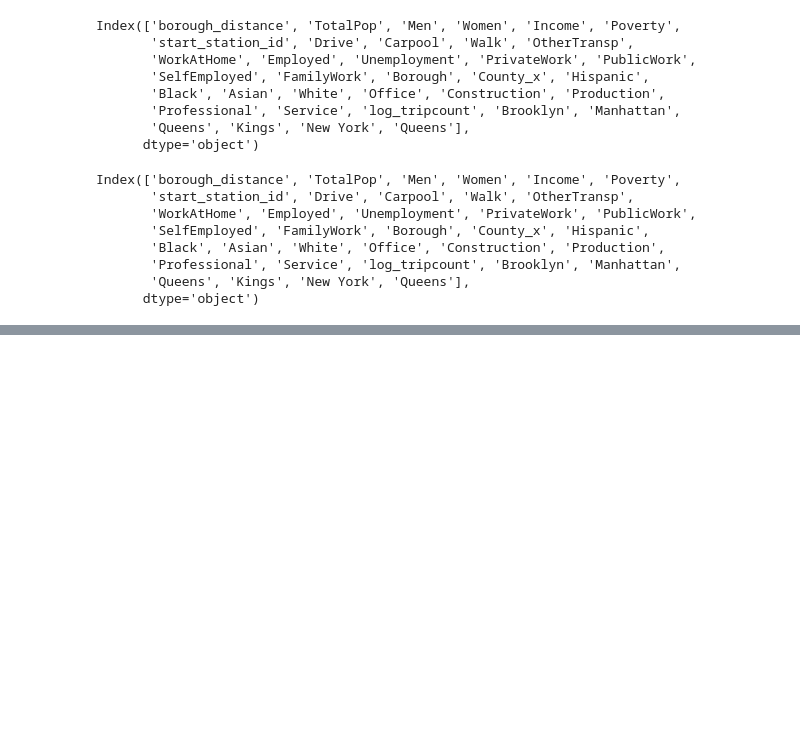
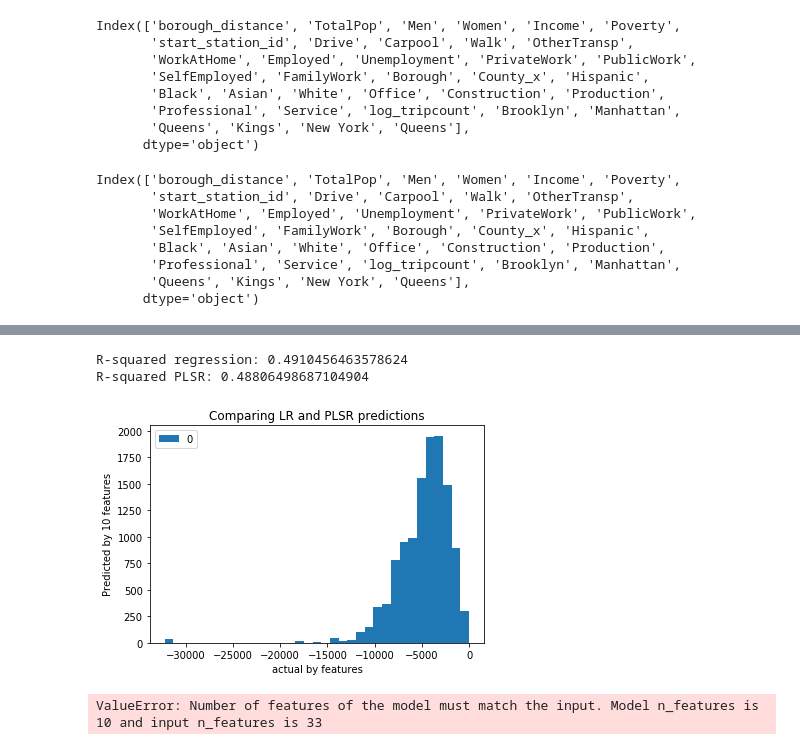
Before and after one commit to amyscott303/Thinkful, a Jupyter notebook: NY_model.ipynb, the cells around one changed output, grey strips where cells are left out. Drawn from its saved outputs; the diff is of its cells as text; code cells hidden in the pictures; blank space fills up the shorter version.

```diff
--- a/NY_model.ipynb
+++ b/NY_model.ipynb
@@ -762,0 +820,35 @@ dtype: object
+# %%
+regr = linear_model.LinearRegression()
+regr.fit(X, y)
+
+Y_lr_pred = regr.predict(df_p2)
+print('R-squared regression:', regr.score(X, y))
+
+
+pls1 = PLSRegression(n_components=10)
+
+
+pls1.fit(X, y)
+
+
+Y_PLS_pred = pls1.predict(df_p2)
+print('R-squared PLSR:', pls1.score(X, y))
+
+
+pd.DataFrame(Y_PLS_pred).plot(kind="hist", bins=35)
+plt.xlabel('actual by features')
+plt.ylabel('Predicted by 10 features')
+plt.title('Comparing LR and PLSR predictions')
+plt.show()
+# %% [output]
+R-squared regression: 0.4910456463578624
+R-squared PLSR: 0.48806498687104904
+[figure, added]
+# %%
+model_score = model.score(X_train, Y_train)
+# Have a look at R sq to give an idea of the fit ,
+# Explained variance score: 1 is perfect prediction
+print('R2 sq: ',model_score)
+y_gradient_pred = model.predict(df_p2)
+# %% [output]
+ValueError: Number of features of the model must match the input. Model n_features is 10 and input n_features is 33
```
Also changed, not shown: parts of 12 cells of this notebook.
